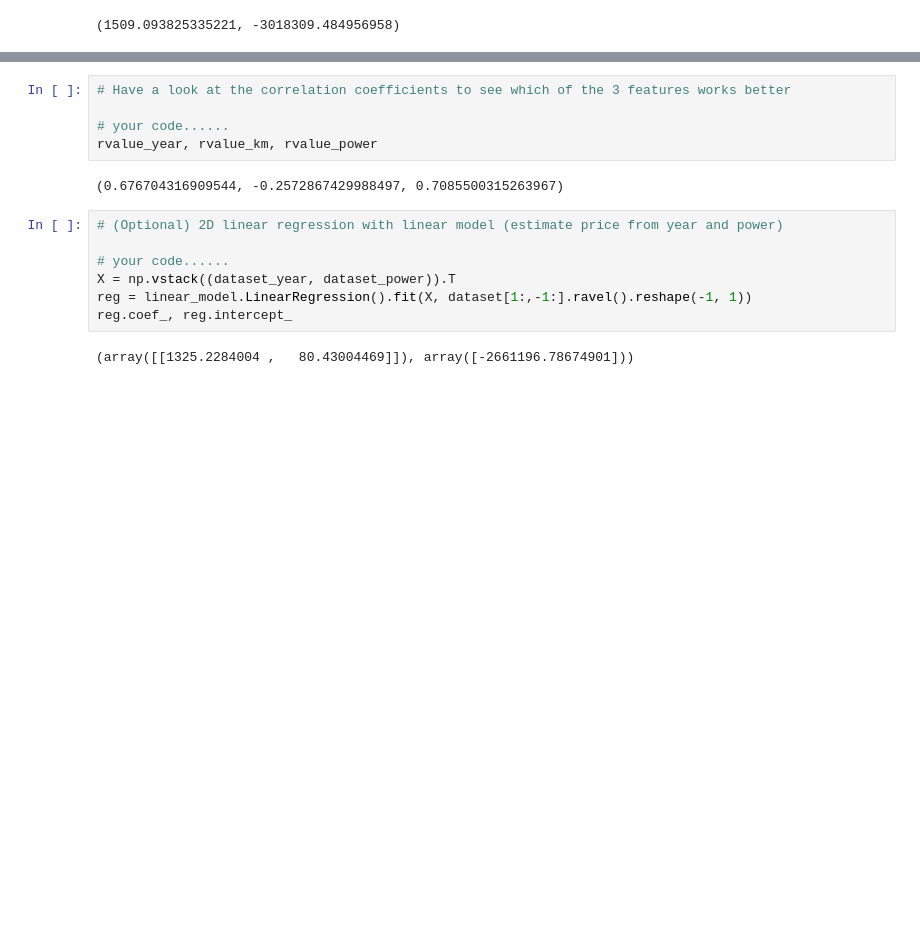
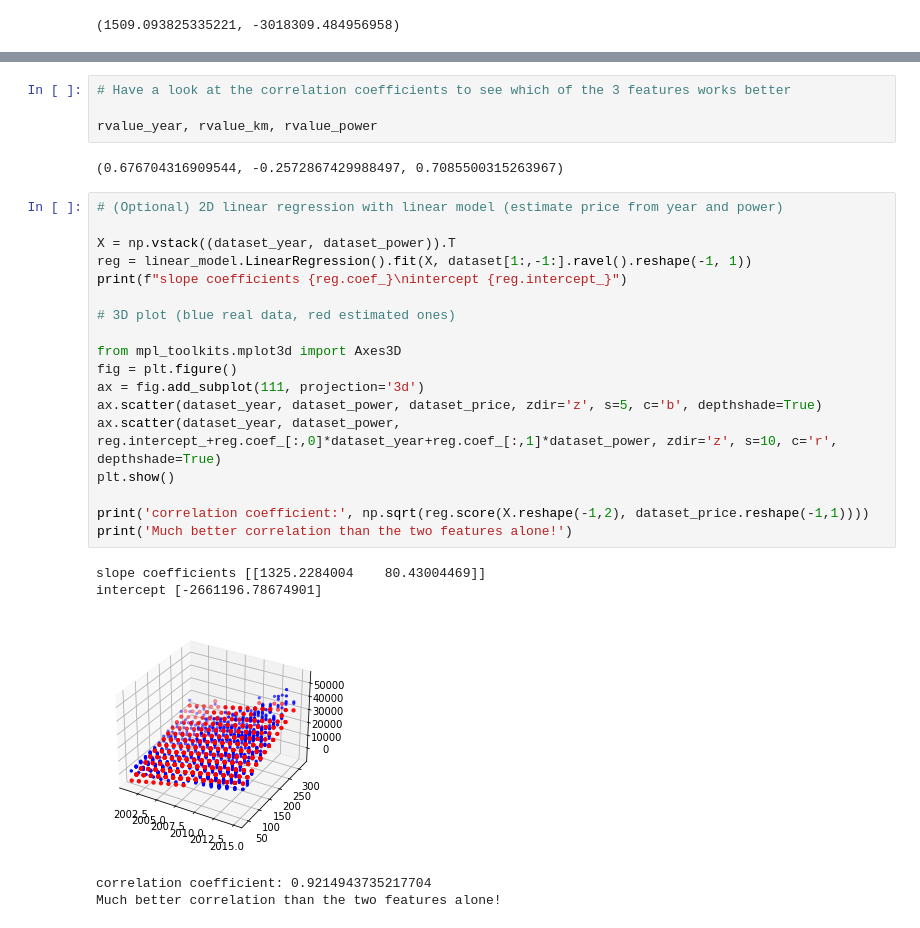
Before and after one commit to RiccardoTancredi/MachineLearning, a Jupyter notebook: Lab_0/Intro_Lab_Assignment.ipynb, the cells around one changed output, grey strips where cells are left out. Cells and saved outputs as stored; diff of their text form; blank space fills up the shorter version.

Commit message:
Update Intro_Lab_Assignment.ipynb
Plot of the 3D analysis

```diff
--- a/Lab_0/Intro_Lab_Assignment.ipynb
+++ b/Lab_0/Intro_Lab_Assignment.ipynb
@@ -133,16 +150,30 @@ plt.show()
 # %%
 # Have a look at the correlation coefficients to see which of the 3 features works better
 
-# your code......
 rvalue_year, rvalue_km, rvalue_power
 # %% [output]
 (0.676704316909544, -0.2572867429988497, 0.7085500315263967)
-# %%
-# (Optional) 2D linear regression with linear model (estimate price from year and power)
-
-# your code......
-X = np.vstack((dataset_year, dataset_power)).T
-reg = linear_model.LinearRegression().fit(X, dataset[1:,-1:].ravel().reshape(-1, 1))
-reg.coef_, reg.intercept_
-# %% [output]
-(array([[1325.2284004 ,   80.43004469]]), array([-2661196.78674901]))
+# %%
+# (Optional) 2D linear regression with linear model (estimate price from year and power)
+
+X = np.vstack((dataset_year, dataset_power)).T
+reg = linear_model.LinearRegression().fit(X, dataset[1:,-1:].ravel().reshape(-1, 1))
+print(f"slope coefficients {reg.coef_}\nintercept {reg.intercept_}")
+
+# 3D plot (blue real data, red estimated ones)
+
+from mpl_toolkits.mplot3d import Axes3D
+fig = plt.figure()
+ax = fig.add_subplot(111, projection='3d')
+ax.scatter(dataset_year, dataset_power, dataset_price, zdir='z', s=5, c='b', depthshade=True)
+ax.scatter(dataset_year, dataset_power, reg.intercept_+reg.coef_[:,0]*dataset_year+reg.coef_[:,1]*dataset_power, zdir='z', s=10, c='r', depthshade=True)
+plt.show()
+
+print('correlation coefficient:', np.sqrt(reg.score(X.reshape(-1,2), dataset_price.reshape(-1,1))))
+print('Much better correlation than the two features alone!')
+# %% [output]
+slope coefficients [[1325.2284004    80.43004469]]
+intercept [-2661196.78674901]
+[figure, added]
+correlation coefficient: 0.9214943735217704
+Much better correlation than the two features alone!
```
Also changed, not shown: parts of 9 cells of this notebook.
